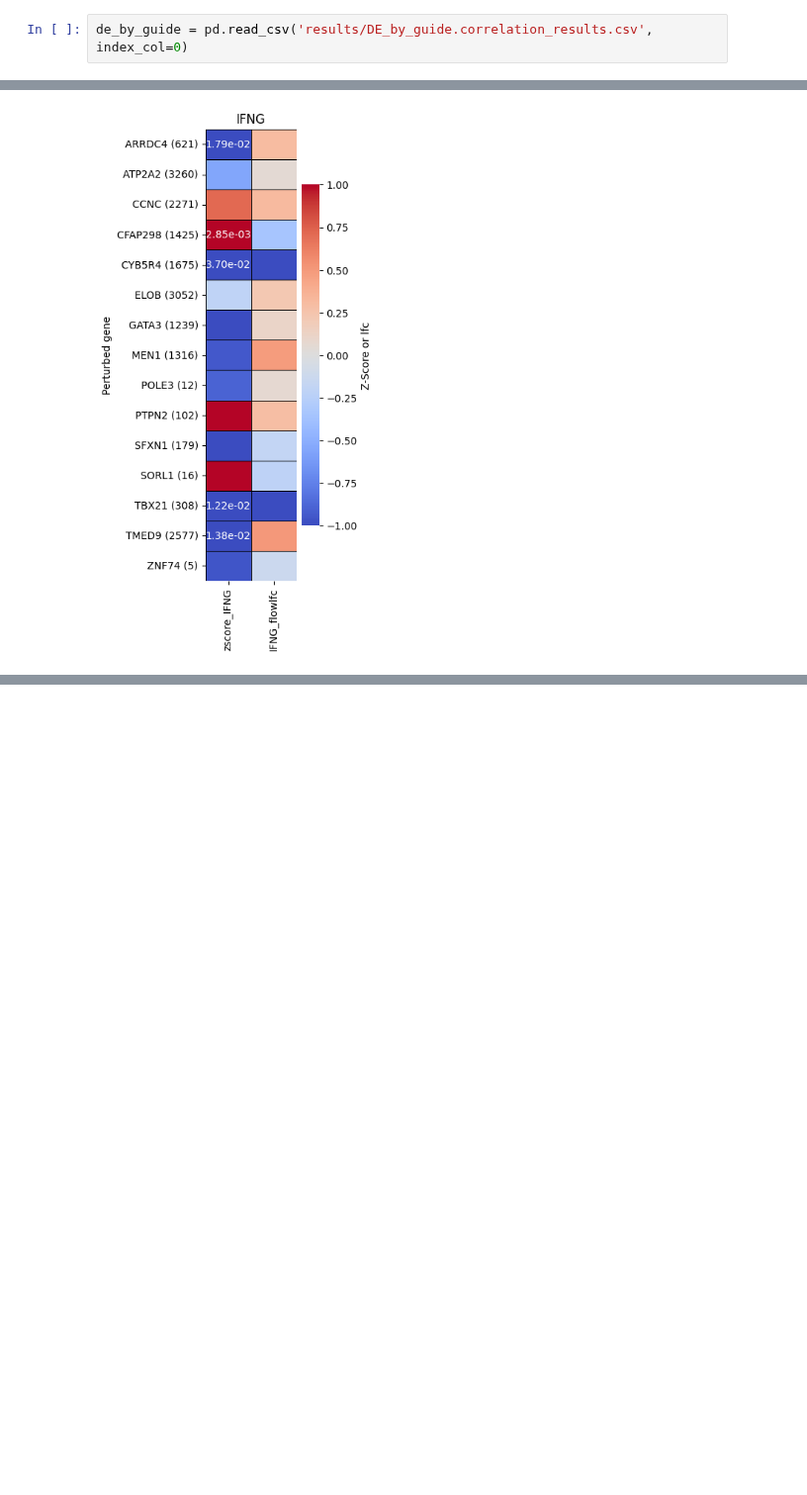
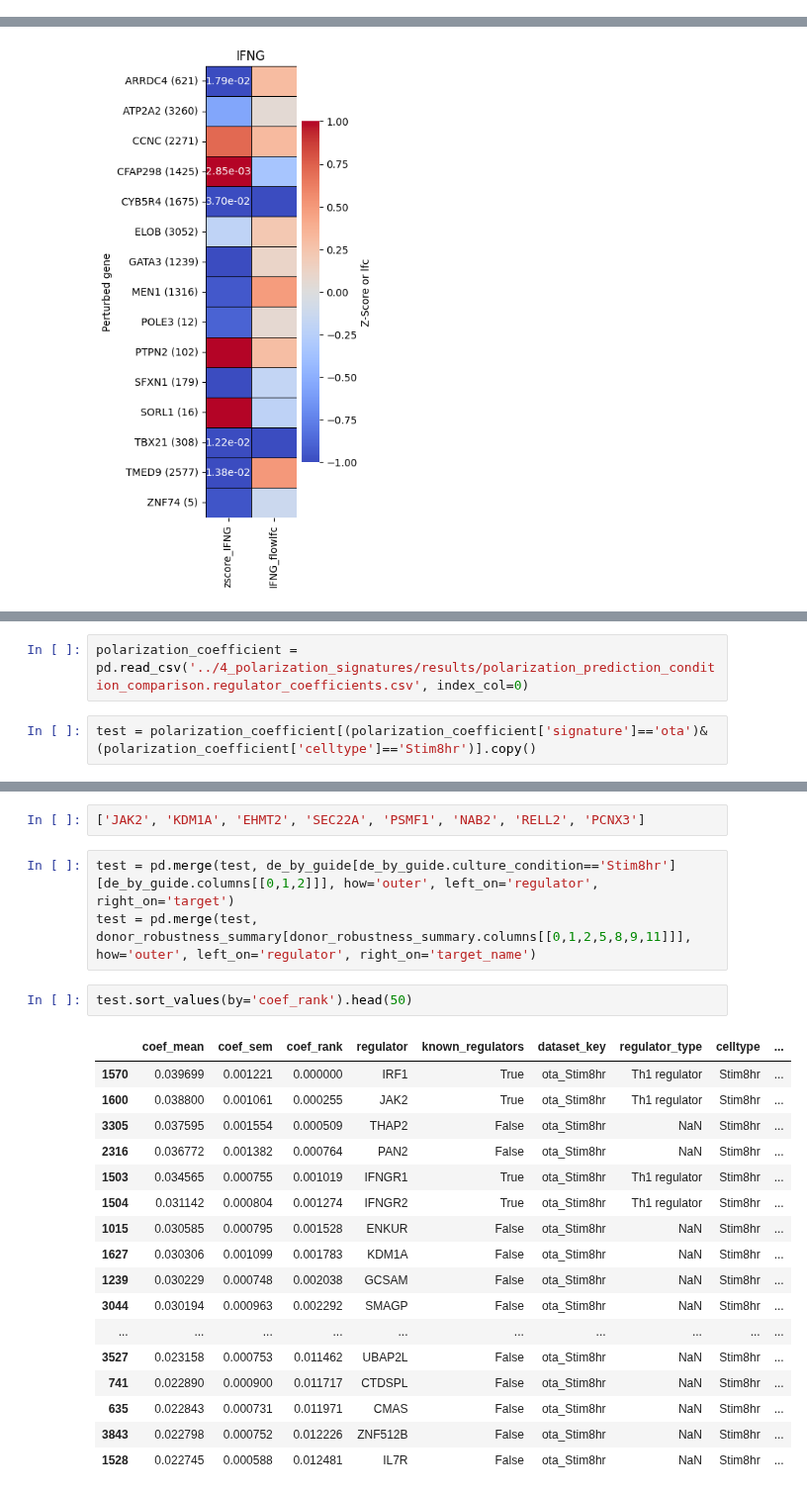
Before and after one commit to emdann/GWT_perturbseq_analysis_2025, a Jupyter notebook: src/3_DE_analysis/followup_regulator_choice.ipynb, the cells around one changed output, grey strips where cells are left out. Shown at 99% size. Drawn from its saved outputs; the diff is of its cells as text; blank space fills up the shorter version.

```diff
--- a/src/3_DE_analysis/followup_regulator_choice.ipynb
+++ b/src/3_DE_analysis/followup_regulator_choice.ipynb
@@ -1053,2 +124,0 @@ de_summary_stats = pd.read_csv(datadir + '/CD4i_final/DE_results_all_confounders
-# %%
-de_by_guide = pd.read_csv('results/DE_by_guide.correlation_results.csv', index_col=0)
@@ -1276,0 +164,4 @@ plt.show()
+# %%
+polarization_coefficient = pd.read_csv('../4_polarization_signatures/results/polarization_prediction_condition_comparison.regulator_coefficients.csv', index_col=0)
+# %%
+test = polarization_coefficient[(polarization_coefficient['signature']=='ota')&(polarization_coefficient['celltype']=='Stim8hr')].copy()
@@ -1276,0 +184,25 @@ plt.show()
+# %%
+['JAK2', 'KDM1A', 'EHMT2', 'SEC22A', 'PSMF1', 'NAB2', 'RELL2', 'PCNX3']
+# %%
+test = pd.merge(test, de_by_guide[de_by_guide.culture_condition=='Stim8hr'][de_by_guide.columns[[0,1,2]]], how='outer', left_on='regulator', right_on='target')
+test = pd.merge(test, donor_robustness_summary[donor_robustness_summary.columns[[0,1,2,5,8,9,11]]], how='outer', left_on='regulator', right_on='target_name')
+# %%
+test.sort_values(by='coef_rank').head(50)
+# %% [output]
+|  | coef_mean | coef_sem | coef_rank | regulator | known_regulators | dataset_key | regulator_type | celltype | ... |
+| 1570 | 0.039699 | 0.001221 | 0.000000 | IRF1 | True | ota_Stim8hr | Th1 regulator | Stim8hr | ... |
+| 1600 | 0.038800 | 0.001061 | 0.000255 | JAK2 | True | ota_Stim8hr | Th1 regulator | Stim8hr | ... |
+| 3305 | 0.037595 | 0.001554 | 0.000509 | THAP2 | False | ota_Stim8hr | NaN | Stim8hr | ... |
+| 2316 | 0.036772 | 0.001382 | 0.000764 | PAN2 | False | ota_Stim8hr | NaN | Stim8hr | ... |
+| 1503 | 0.034565 | 0.000755 | 0.001019 | IFNGR1 | True | ota_Stim8hr | Th1 regulator | Stim8hr | ... |
+| 1504 | 0.031142 | 0.000804 | 0.001274 | IFNGR2 | True | ota_Stim8hr | Th1 regulator | Stim8hr | ... |
+| 1015 | 0.030585 | 0.000795 | 0.001528 | ENKUR | False | ota_Stim8hr | NaN | Stim8hr | ... |
+| 1627 | 0.030306 | 0.001099 | 0.001783 | KDM1A | False | ota_Stim8hr | NaN | Stim8hr | ... |
+| 1239 | 0.030229 | 0.000748 | 0.002038 | GCSAM | False | ota_Stim8hr | NaN | Stim8hr | ... |
+| 3044 | 0.030194 | 0.000963 | 0.002292 | SMAGP | False | ota_Stim8hr | NaN | Stim8hr | ... |
+| ... | ... | ... | ... | ... | ... | ... | ... | ... | ... |
+| 3527 | 0.023158 | 0.000753 | 0.011462 | UBAP2L | False | ota_Stim8hr | NaN | Stim8hr | ... |
+| 741 | 0.022890 | 0.000900 | 0.011717 | CTDSPL | False | ota_Stim8hr | NaN | Stim8hr | ... |
+| 635 | 0.022843 | 0.000731 | 0.011971 | CMAS | False | ota_Stim8hr | NaN | Stim8hr | ... |
+| 3843 | 0.022798 | 0.000752 | 0.012226 | ZNF512B | False | ota_Stim8hr | NaN | Stim8hr | ... |
+| 1528 | 0.022745 | 0.000588 | 0.012481 | IL7R | False | ota_Stim8hr | NaN | Stim8hr | ... |
```
Also changed, not shown: parts of 45 cells of this notebook, 16 other files.
